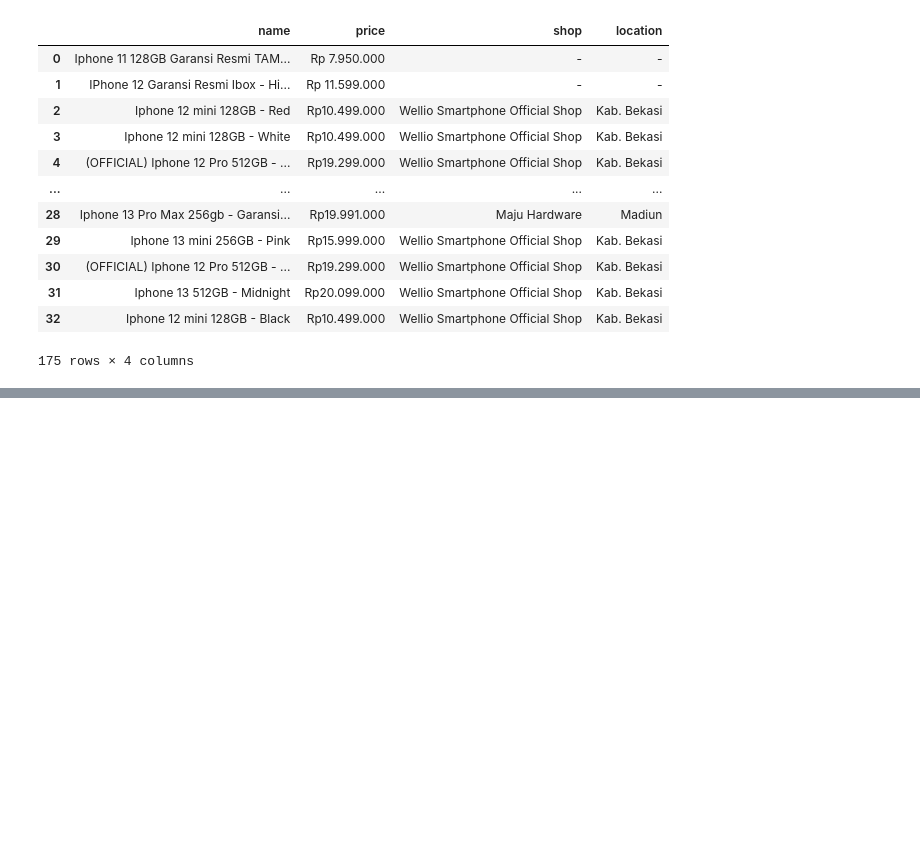
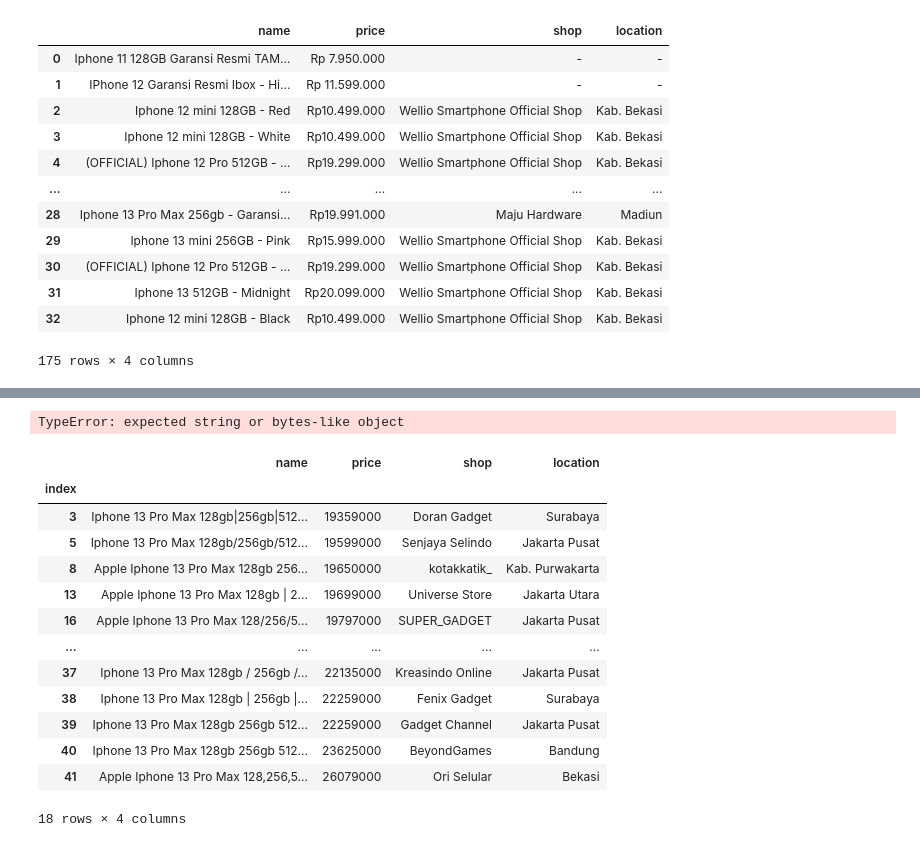
Before and after one commit to prasetyatf/iphone13promax_price_analysis, a Jupyter notebook: Analisis-Iphone_13_pro_max.ipynb, the cells around one changed output, grey strips where cells are left out. Cells and saved outputs as stored; diff of their text form; code cells hidden in the pictures; blank space fills up the shorter version.

```diff
--- a/Analisis-Iphone_13_pro_max.ipynb
+++ b/Analisis-Iphone_13_pro_max.ipynb
@@ -171,3 +143,31 @@ memory usage: 1.3+ KB
+# %%
+# data still noise
+# divide 128 only and 256 512
+# 128 only------------PR
+
+re.match(r'128', df.name)
+# %% [output]
+TypeError: expected string or bytes-like object
+# %%
+# 256 & 512
+df_ambigu = df.loc[df.name.str.contains(r"256" or r"512", case=False, regex=False), :]
+
+df_ambigu
+# %% [output]
+|  | name | price | shop | location |
+| index |  |  |  |  |
+| 3 | Iphone 13 Pro Max 128gb|256gb|512... | 19359000 | Doran Gadget | Surabaya |
+| 5 | Iphone 13 Pro Max 128gb/256gb/512... | 19599000 | Senjaya Selindo | Jakarta Pusat |
+| 8 | Apple Iphone 13 Pro Max 128gb 256... | 19650000 | kotakkatik_ | Kab. Purwakarta |
+| 13 | Apple Iphone 13 Pro Max 128gb | 2... | 19699000 | Universe Store | Jakarta Utara |
+| 16 | Apple Iphone 13 Pro Max 128/256/5... | 19797000 | SUPER_GADGET | Jakarta Pusat |
+| ... | ... | ... | ... | ... |
+| 37 | Iphone 13 Pro Max 128gb / 256gb /... | 22135000 | Kreasindo Online | Jakarta Pusat |
+| 38 | Iphone 13 Pro Max 128gb | 256gb |... | 22259000 | Fenix Gadget | Surabaya |
+| 39 | Iphone 13 Pro Max 128gb 256gb 512... | 22259000 | Gadget Channel | Jakarta Pusat |
+| 40 | Iphone 13 Pro Max 128gb 256gb 512... | 23625000 | BeyondGames | Bandung |
+| 41 | Apple Iphone 13 Pro Max 128,256,5... | 26079000 | Ori Selular | Bekasi |
+18 rows × 4 columns
 # %%
 df.boxplot('price')
 # %% [output]
```
Also changed, not shown: parts of 18 cells of this notebook.
